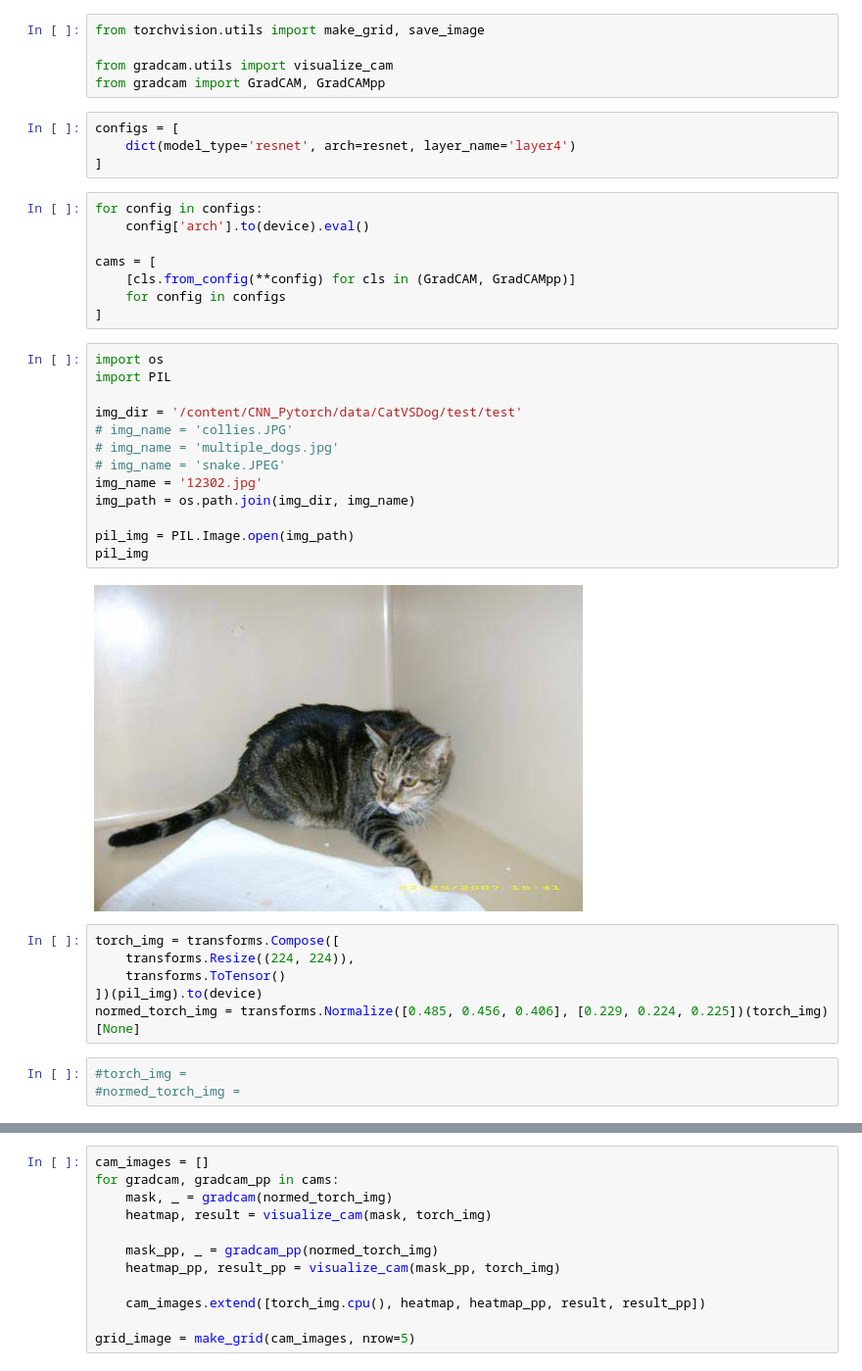
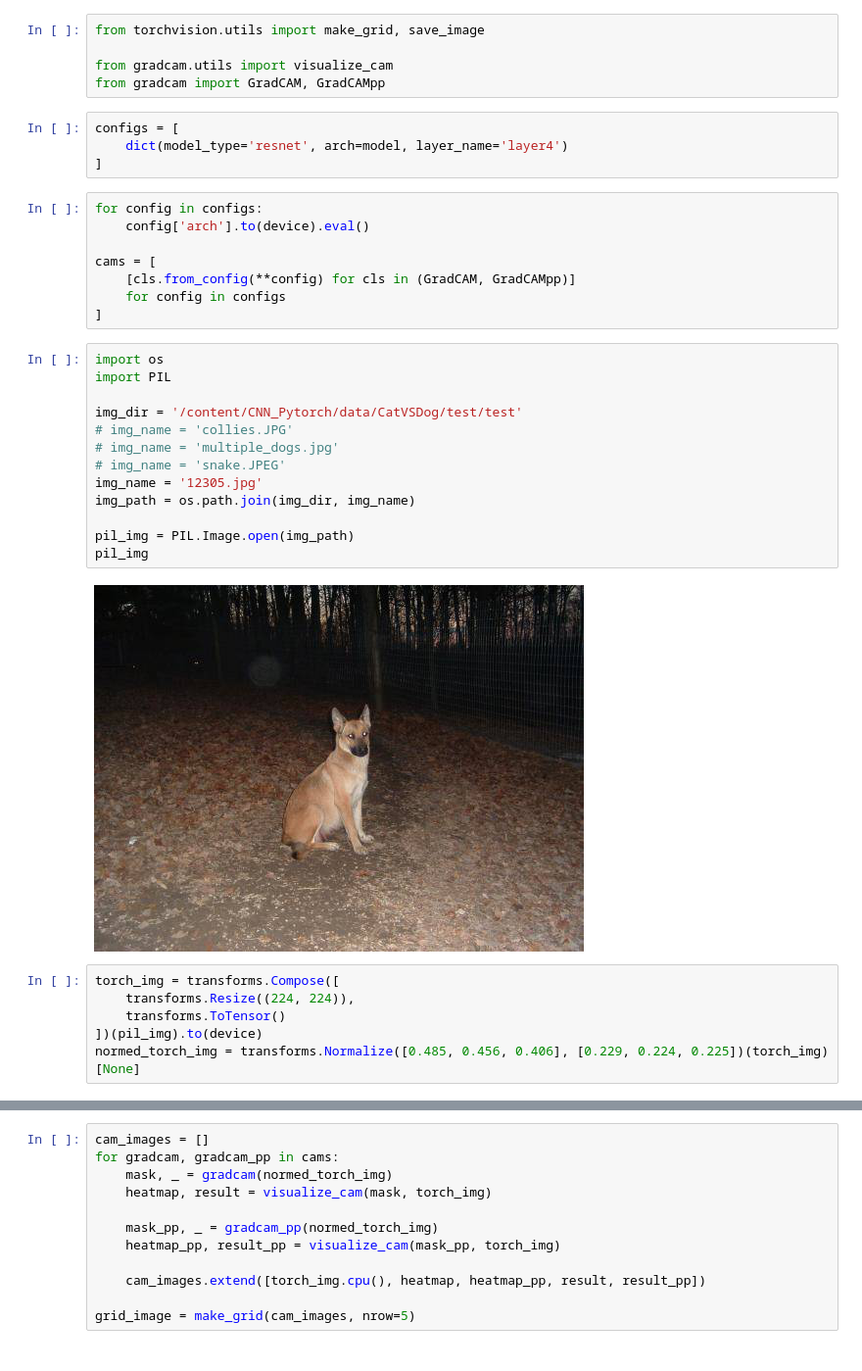
Before and after one commit to tcotte/CNN_Pytorch, a Jupyter notebook: GradCam_CNNVisualisation.ipynb, the cells around one changed output, grey strips where cells are left out. Shown at 98% size. Cells and saved outputs as stored; diff of their text form.

```diff
--- a/GradCam_CNNVisualisation.ipynb
+++ b/GradCam_CNNVisualisation.ipynb
@@ -192,7 +118,7 @@ from gradcam.utils import visualize_cam
 from gradcam import GradCAM, GradCAMpp
 # %%
 configs = [
-    dict(model_type='resnet', arch=resnet, layer_name='layer4')
+    dict(model_type='resnet', arch=model, layer_name='layer4')
 ]
 # %%
 for config in configs:
@@ -205,24 +131,21 @@ cams = [
 # %%
 import os
 import PIL
 
 img_dir = '/content/CNN_Pytorch/data/CatVSDog/test/test'
 # img_name = 'collies.JPG'
 # img_name = 'multiple_dogs.jpg'
 # img_name = 'snake.JPEG'
-img_name = '12302.jpg'
+img_name = '12305.jpg'
 img_path = os.path.join(img_dir, img_name)
 
 pil_img = PIL.Image.open(img_path)
 pil_img
 # %% [output]
-[figure, old version]
+[figure, new version]
 # %%
 torch_img = transforms.Compose([
     transforms.Resize((224, 224)),
     transforms.ToTensor()
 ])(pil_img).to(device)
 normed_torch_img = transforms.Normalize([0.485, 0.456, 0.406], [0.229, 0.224, 0.225])(torch_img)[None]
-# %%
-#torch_img =
-#normed_torch_img =
```
Also changed, not shown: parts of 14 cells of this notebook.
